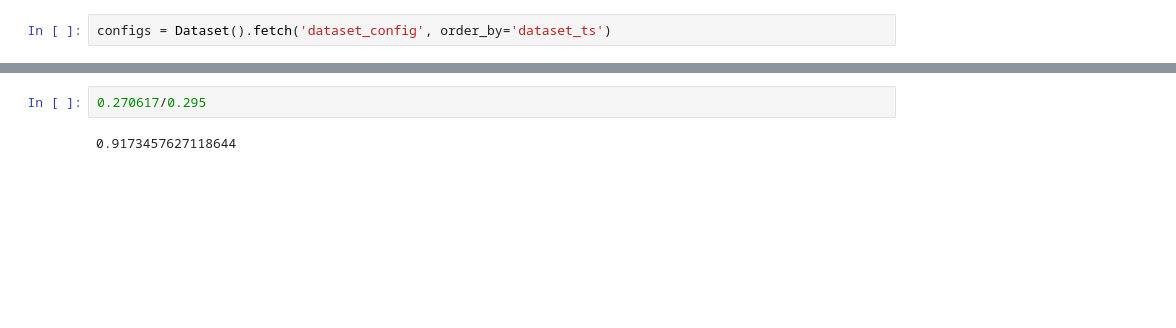
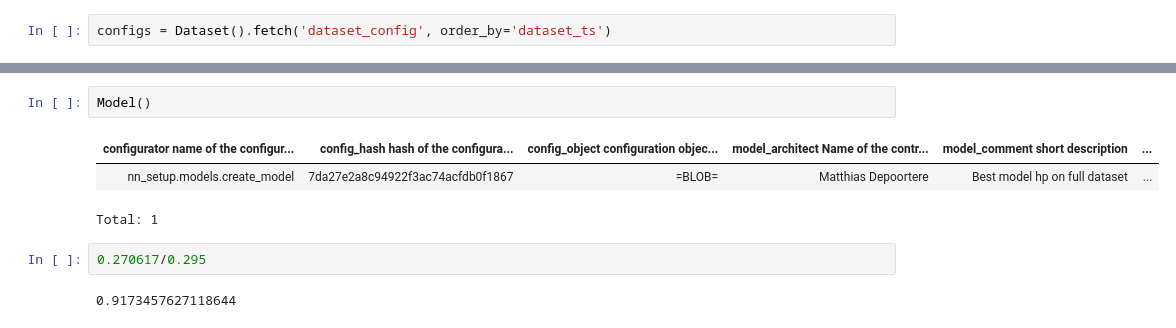
Before and after one commit to mdepoortere/Active-Learning-and-System-Identification, a Jupyter notebook: random_subsets/random_subsets_results.ipynb, the cells around one changed output, grey strips where cells are left out. Saved outputs shown, nothing was run; the diff lists cells and outputs as text; blank space fills up the shorter version.

```diff
--- a/random_subsets/random_subsets_results.ipynb
+++ b/random_subsets/random_subsets_results.ipynb
@@ -60,3 +59,9 @@ array([0.16113 , 0.16637 , 0.160192, 0.175713, 0.173574, 0.176632,
+# %%
+Model()
+# %% [output]
+| configurator name of the configur... | config_hash hash of the configura... | config_object configuration objec... | model_architect Name of the contr... | model_comment short description | ... |
+| nn_setup.models.create_model | 7da27e2a8c94922f3ac74acfdb0f1867 | =BLOB= | Matthias Depoortere | Best model hp on full dataset | ... |
+Total: 1
 # %%
 0.270617/0.295
 # %% [output]
```
Also changed, not shown: parts of 8 cells of this notebook, 15 other files.
